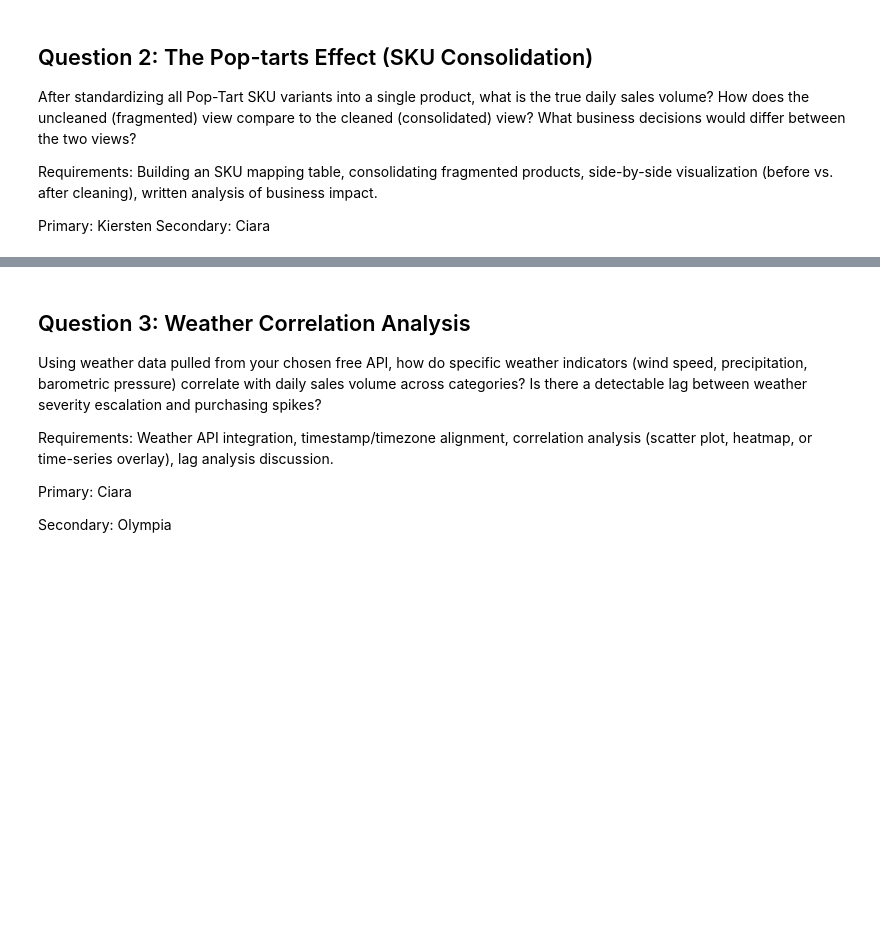
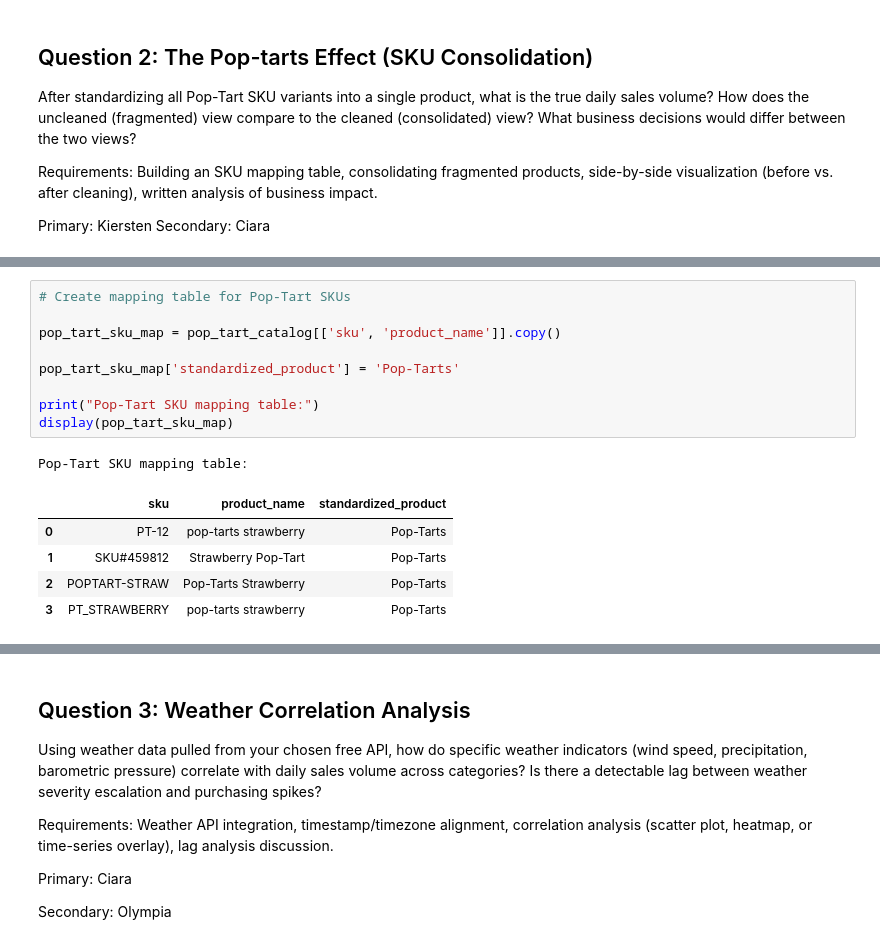
Before and after one commit to ciara-graves/walmart-hurricane-project, a Jupyter notebook: notebooks/DS2002_MidtermTeam_notebook.ipynb, the cells around one changed output, grey strips where cells are left out. Saved outputs shown, nothing was run; the diff lists cells and outputs as text; blank space fills up the shorter version.

```diff
--- a/notebooks/DS2002_MidtermTeam_notebook.ipynb
+++ b/notebooks/DS2002_MidtermTeam_notebook.ipynb
@@ -1830,0 +1854,16 @@ Secondary: Ciara
+# %%
+# Create mapping table for Pop-Tart SKUs
+
+pop_tart_sku_map = pop_tart_catalog[['sku', 'product_name']].copy()
+
+pop_tart_sku_map['standardized_product'] = 'Pop-Tarts'
+
+print("Pop-Tart SKU mapping table:")
+display(pop_tart_sku_map)
+# %% [output]
+Pop-Tart SKU mapping table:
+|  | sku | product_name | standardized_product |
+| 0 | PT-12 | pop-tarts strawberry | Pop-Tarts |
+| 1 | SKU#459812 | Strawberry Pop-Tart | Pop-Tarts |
+| 2 | POPTART-STRAW | Pop-Tarts Strawberry | Pop-Tarts |
+| 3 | PT_STRAWBERRY | pop-tarts strawberry | Pop-Tarts |
```
Also changed, not shown: parts of 10 cells of this notebook.
